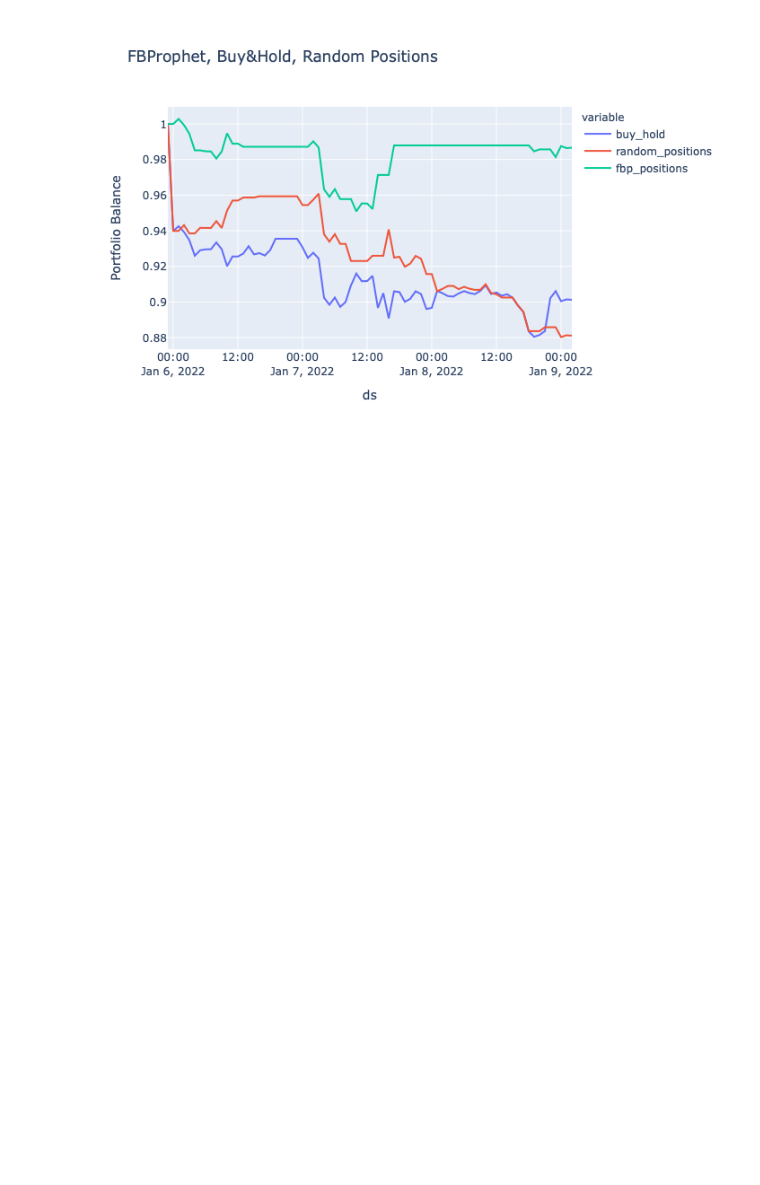
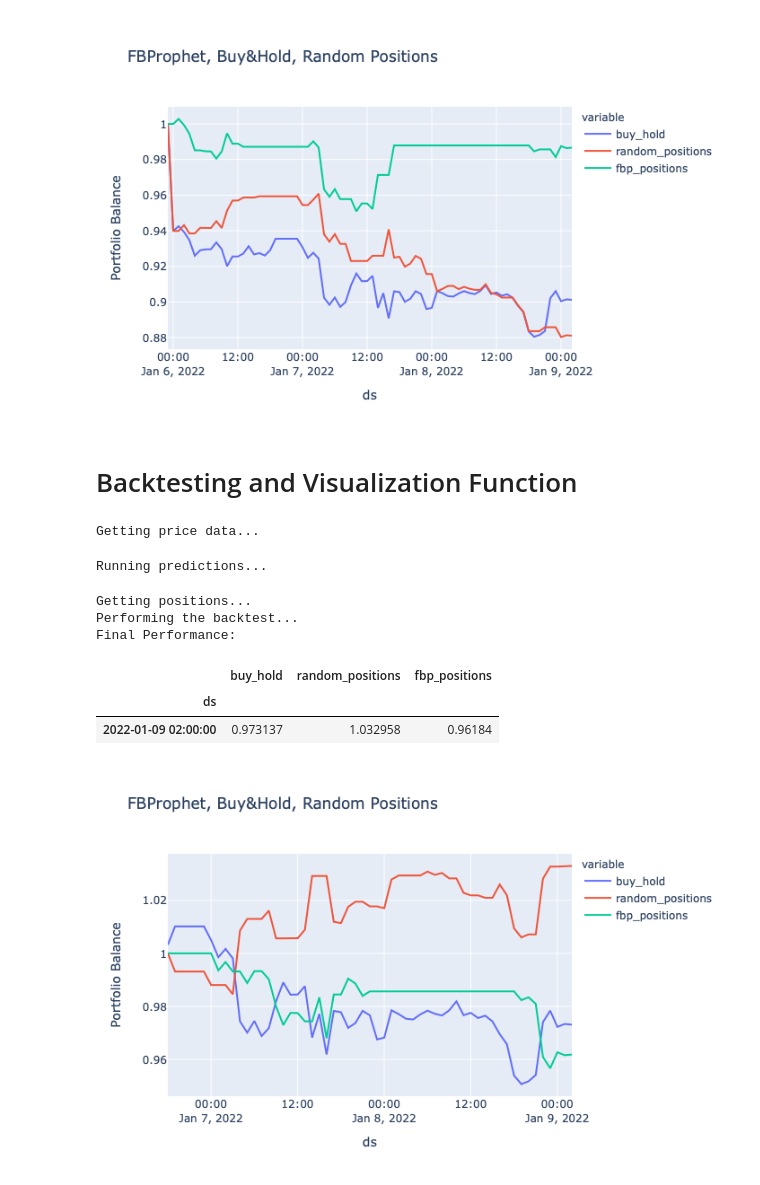
Before and after one commit to marcosan93/Medium-Misc-Tutorials, a Jupyter notebook: Crypto-Tutorials/Intraday-Trading-FBProphet.ipynb, the cells around one changed output. Cells and saved outputs as stored; diff of their text form; code cells hidden in the pictures; blank space fills up the shorter version.

Commit message:
consolidated functions into one function

```diff
--- a/Crypto-Tutorials/Intraday-Trading-FBProphet.ipynb
+++ b/Crypto-Tutorials/Intraday-Trading-FBProphet.ipynb
@@ -250,3 +258,5 @@ fig = px.line(
 fig.show()
 # %% [output]
 [figure]
+# %% [markdown]
+# Backtesting and Visualization Function
@@ -252,0 +344,18 @@ fig.show()
+# %%
+backtestPerformanceVis(
+    ticker="BTC",
+    n_hours=80,
+    training_hours=40,
+    mov_avg=3,
+    forecast_hours=3
+)
+# %% [output]
+Getting price data...
+Running predictions...
+Getting positions...
+Performing the backtest...
+Final Performance:
+|  | buy_hold | random_positions | fbp_positions |
+| ds |  |  |  |
+| 2022-01-09 02:00:00 | 0.973137 | 1.032958 | 0.96184 |
+[figure, added]
```
Also changed, not shown: parts of 3 cells of this notebook.
